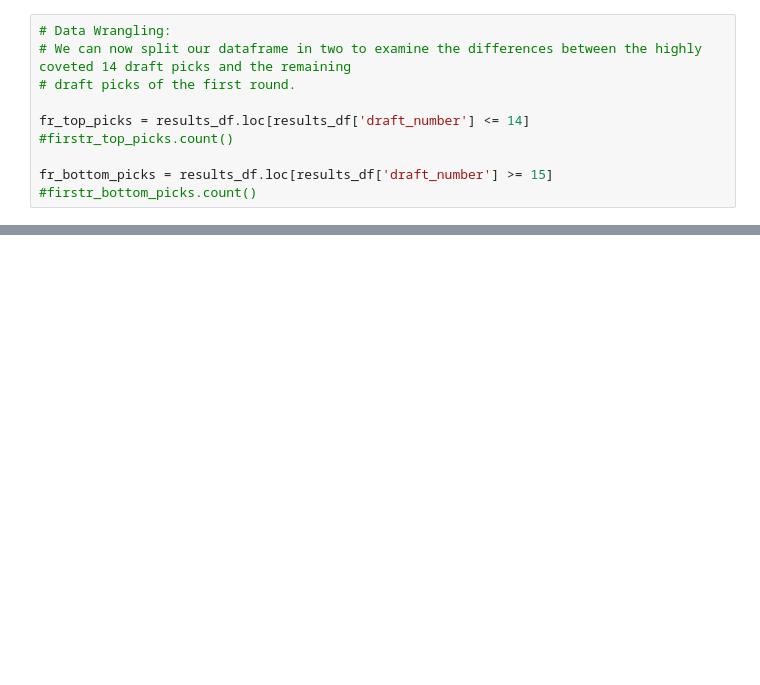
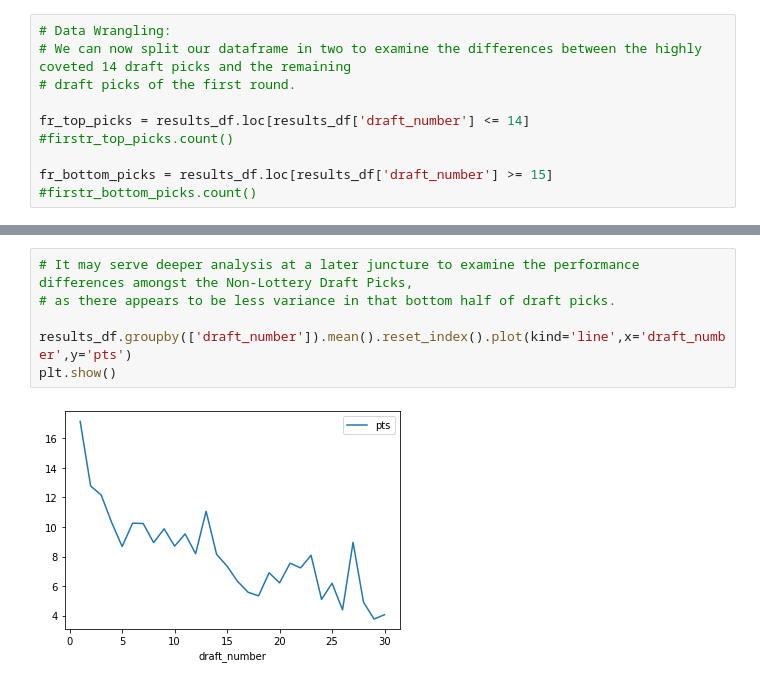
Before and after one commit to AngelCobos1/Capstone_1, a Jupyter notebook: NBA_Draft_Picks.ipynb, the cells around one changed output, grey strips where cells are left out. Drawn from its saved outputs; the diff is of its cells as text; blank space fills up the shorter version.

```diff
--- a/NBA_Draft_Picks.ipynb
+++ b/NBA_Draft_Picks.ipynb
@@ -192,0 +213,8 @@ get_95_ci(fr_bottom_picks['pts'], fr_top_picks['pts'])
+# %%
+# It may serve deeper analysis at a later juncture to examine the performance differences amongst the Non-Lottery Draft Picks,
+# as there appears to be less variance in that bottom half of draft picks.
+
+results_df.groupby(['draft_number']).mean().reset_index().plot(kind='line',x='draft_number',y='pts')
+plt.show()
+# %% [output]
+[figure, added]
```
Also changed, not shown: parts of 10 cells of this notebook.
